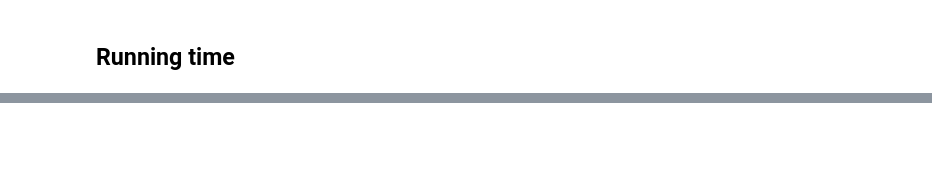
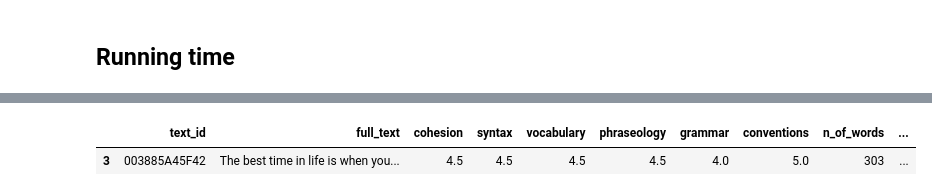
Before and after one commit to leofrio/English-Proficiency-Repository, a Jupyter notebook: doingit.ipynb, the cells around one changed output, grey strips where cells are left out. Saved outputs shown, nothing was run; the diff lists cells and outputs as text; code cells hidden in the pictures; blank space fills up the shorter version.

```diff
--- a/doingit.ipynb
+++ b/doingit.ipynb
@@ -351,3 +379,0 @@ df_relevant.describe()
-# %%
-df_relevant.columns=["text_id","full_text","cohesion","syntax","vocabulary","phraseology","grammar","conventions","n_of_words","most_common_words","ort_mistakes","amt_radicals"]
-df_relevant
@@ -369,0 +380,5 @@ df_relevant.to_csv("./relevant/relevant.csv")
+# %%
+df_relevant[df_relevant["text_id"] == "003885A45F42"]
+# %% [output]
+|  | text_id | full_text | cohesion | syntax | vocabulary | phraseology | grammar | conventions | n_of_words | ... |
+| 3 | 003885A45F42 | The best time in life is when you... | 4.5 | 4.5 | 4.5 | 4.5 | 4.0 | 5.0 | 303 | ... |
```
Also changed, not shown: parts of 22 cells of this notebook, 2 other files.
